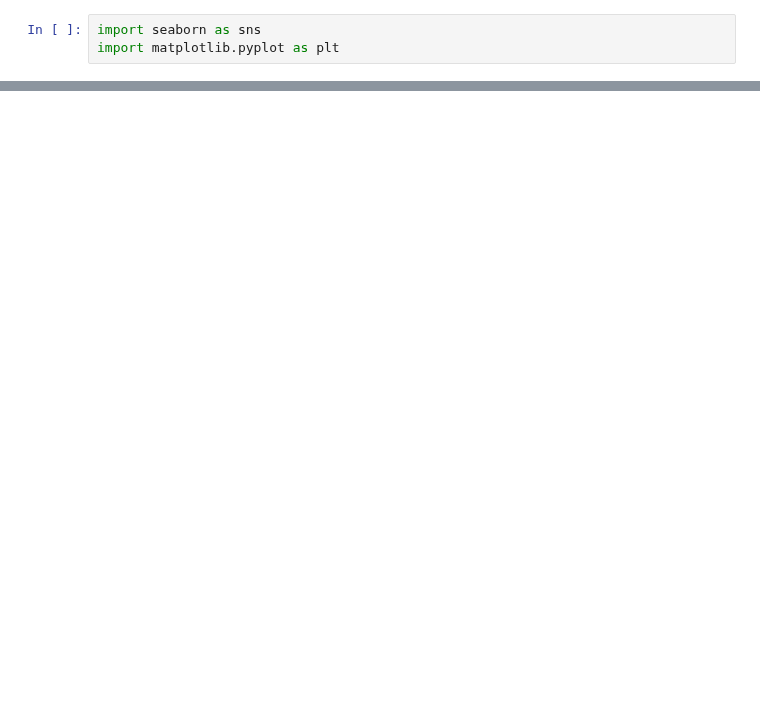
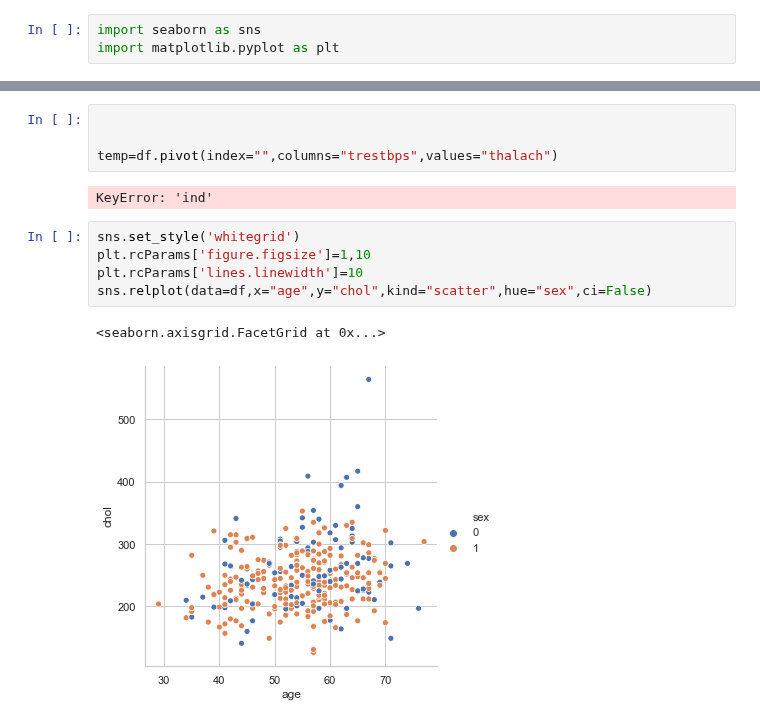
Before and after one commit to bhushankelkar/Heart-Disease-Uci, a Jupyter notebook: Uci.ipynb, the cells around one changed output, grey strips where cells are left out. Drawn from its saved outputs; the diff is of its cells as text; blank space fills up the shorter version.

```diff
--- a/Uci.ipynb
+++ b/Uci.ipynb
@@ -35,0 +78,14 @@ NameError: name 'inp' is not defined
+# %%
+
+
+temp=df.pivot(index="",columns="trestbps",values="thalach")
+# %% [output]
+KeyError: 'ind'
+# %%
+sns.set_style('whitegrid')
+plt.rcParams['figure.figsize']=1,10
+plt.rcParams['lines.linewidth']=10
+sns.relplot(data=df,x="age",y="chol",kind="scatter",hue="sex",ci=False)
+# %% [output]
+<seaborn.axisgrid.FacetGrid at 0x...>
+[figure, added]
```
Also changed, not shown: parts of 10 cells of this notebook.
